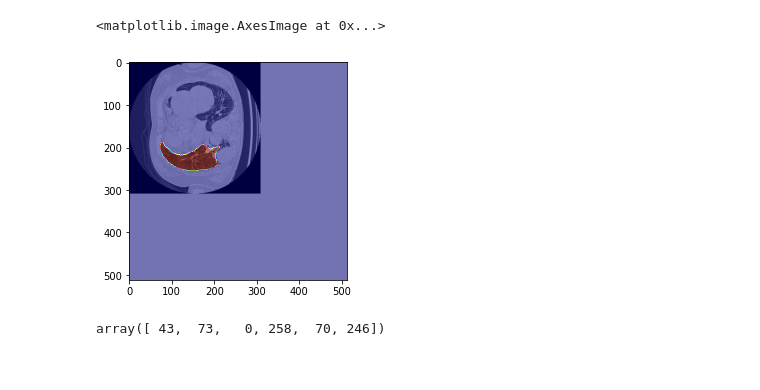
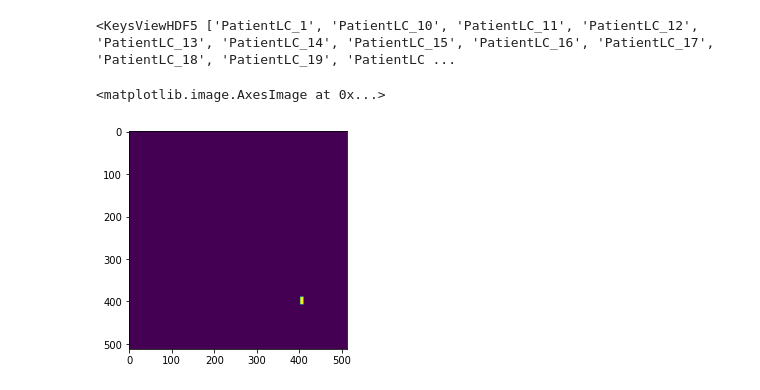
Before and after one commit to voreille/plc_seg, a Jupyter notebook: notebooks/check_hdf5.ipynb, the cells around one changed output. Drawn from its saved outputs; the diff is of its cells as text; code cells hidden in the pictures.

```diff
--- a/notebooks/check_hdf5.ipynb
+++ b/notebooks/check_hdf5.ipynb
@@ -6,6 +6,6 @@ import pandas as pd
 
 from src.models.fetch_data_from_hdf5 import get_tf_data
 # %%
-f = h5py.File("/home/val/python_wkspce/plc_seg/data/processed/2d/test.hdf5", "r")
+f = h5py.File("/home/val/python_wkspce/plc_seg/data/processed/hdf5_2d/dataset.hdf5", "r")
 # %%
 f.close()
@@ -39,7 +11,0 @@ image.shape
-# %%
-s= 30
-plt.imshow(image[:,:,s, 0],cmap='gray')
-plt.imshow(mask[:,:,s, 3], cmap='jet', alpha=0.5)
-# %% [output]
-<matplotlib.image.AxesImage at 0x...>
-[figure, removed]
@@ -57,4 +12,11 @@ def get_bb_mask_voxel(mask):
-# %%
-get_bb_mask_voxel(mask[...,2] + mask[...,3])
-# %% [output]
-array([ 43,  73,   0, 258,  70, 246])
+# %%
+f.keys()
+# %% [output]
+<KeysViewHDF5 ['PatientLC_1', 'PatientLC_10', 'PatientLC_11', 'PatientLC_12', 'PatientLC_13', 'PatientLC_14', 'PatientLC_15', 'PatientLC_16', 'PatientLC_17', 'PatientLC_18', 'PatientLC_19', 'PatientLC ...
+# %%
+im = f["PatientLC_22"]["mask"][:,:,0,0]
+# %%
+plt.imshow(im)
+# %% [output]
+<matplotlib.image.AxesImage at 0x...>
+[figure, added]
```
Also changed, not shown: parts of 12 cells of this notebook, 17 other files.
